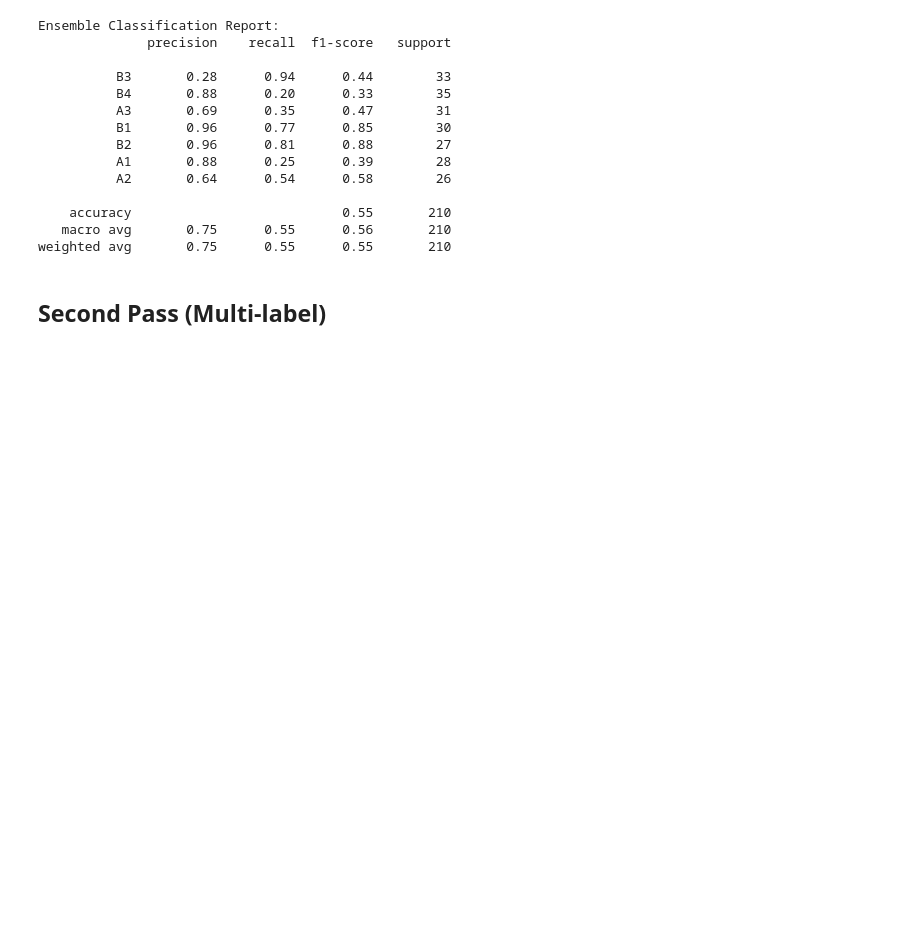
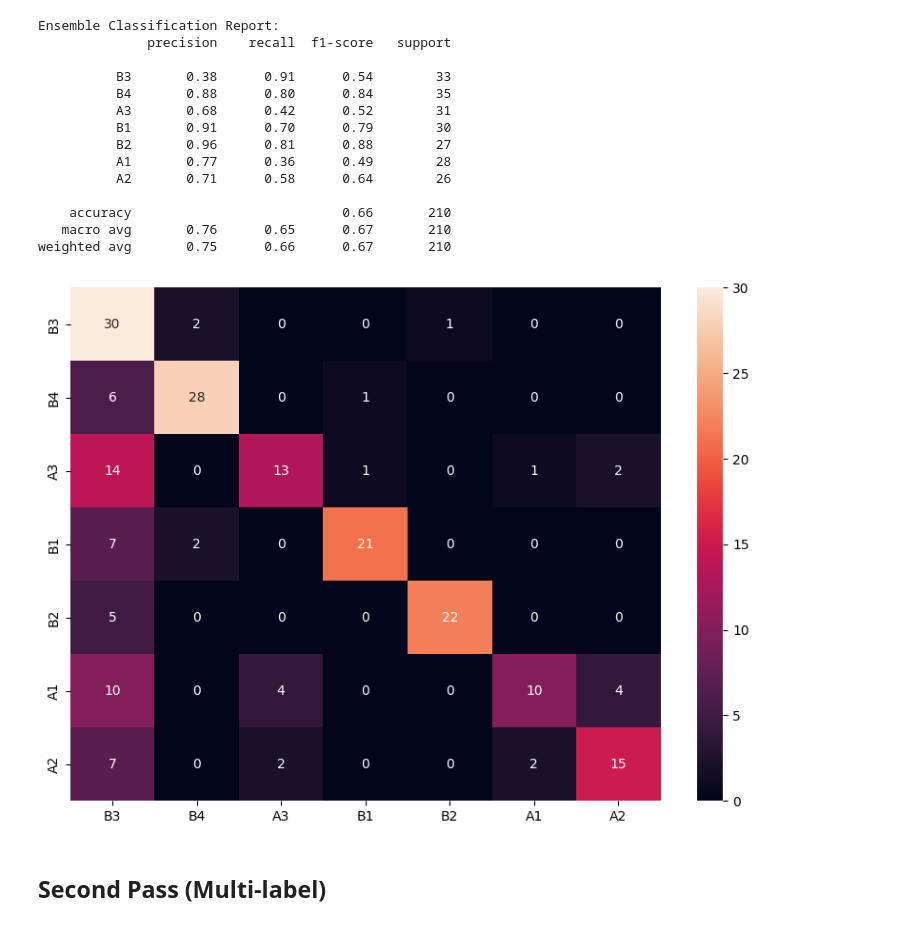
Before and after one commit to visalakshi2001/gra-ml-task, a Jupyter notebook: ML_DL_Text_Classification.ipynb, the cells around one changed output. Cells and saved outputs as stored; diff of their text form; code cells hidden in the pictures; blank space fills up the shorter version.

Commit message:
added plot

```diff
--- a/ML_DL_Text_Classification.ipynb
+++ b/ML_DL_Text_Classification.ipynb
@@ -93,5 +102,5 @@ for label in df['Type'].unique():
                                      ensemble=True,
                                      class_to_index=class_to_index,
                                      max_len=max_len)
-    model.fit(X_data, y_data, epochs=5, batch_size=32, validation_split=0.2)
+    model.fit(X_data, y_data, epochs=10, batch_size=32, validation_split=0.2)
     models[label] = model
@@ -164,7 +155,7 @@ def get_predictions(model, val_data, ensemble=True):
 
         return y_hat
 # %%
-def evaluate_model(val_data, y_hat, ensemble=True):
+def evaluate_model(val_data, y_hat, labels, ensemble=True, plot=True):
 
     if ensemble:
         y_val = val_data["Type"].apply(lambda x: list(models.keys()).index(x)).values
@@ -175,7 +166,19 @@ def evaluate_model(val_data, y_hat, ensemble=True):
 
     # Obtain precision, recall, F1-score, and print the classification report
     print("Ensemble Classification Report:")
-    print(classification_report(y_val, y_hat, target_names=models.keys()))
+    print(classification_report(y_val, y_hat, target_names=labels))
+
+    if plot:
+
+        if ensemble:
+            cm = confusion_matrix(y_pred=y_hat, y_true=y_val)
+            plt.figure(figsize=(10,7))
+            sns.heatmap(pd.DataFrame(cm,list(labels),list(labels)), annot=True)
+
+        else:
+            cm = confusion_matrix(y_pred=np.argmax(y_hat, axis=1), y_true=np.argmax(y_val, axis=1))
+            plt.figure(figsize=(10,7))
+            sns.heatmap(pd.DataFrame(cm,list(labels),list(labels)), annot=True)
 # %%
 y_hat = get_predictions(models, ensemble_val)
 # %% [output]
@@ -189,20 +192,21 @@ y_hat = get_predictions(models, ensemble_val)
 # %%
-evaluate_model(ensemble_val, y_hat, ensemble=True)
+evaluate_model(ensemble_val, y_hat, labels=class_to_index.keys(), ensemble=True)
 # %% [output]
 Ensemble Classification Report:
               precision    recall  f1-score   support
 
-          B3       0.28      0.94      0.44        33
-          B4       0.88      0.20      0.33        35
-          A3       0.69      0.35      0.47        31
-          B1       0.96      0.77      0.85        30
+          B3       0.38      0.91      0.54        33
+          B4       0.88      0.80      0.84        35
+          A3       0.68      0.42      0.52        31
+          B1       0.91      0.70      0.79        30
           B2       0.96      0.81      0.88        27
-          A1       0.88      0.25      0.39        28
-          A2       0.64      0.54      0.58        26
+          A1       0.77      0.36      0.49        28
+          A2       0.71      0.58      0.64        26
 
-    accuracy                           0.55       210
-   macro avg       0.75      0.55      0.56       210
-weighted avg       0.75      0.55      0.55       210
+    accuracy                           0.66       210
+   macro avg       0.76      0.65      0.67       210
+weighted avg       0.75      0.66      0.67       210
+[figure, added]
 # %% [markdown]
 ## Second Pass (Multi-label)
 # %%
```
Also changed, not shown: parts of 17 cells of this notebook.
